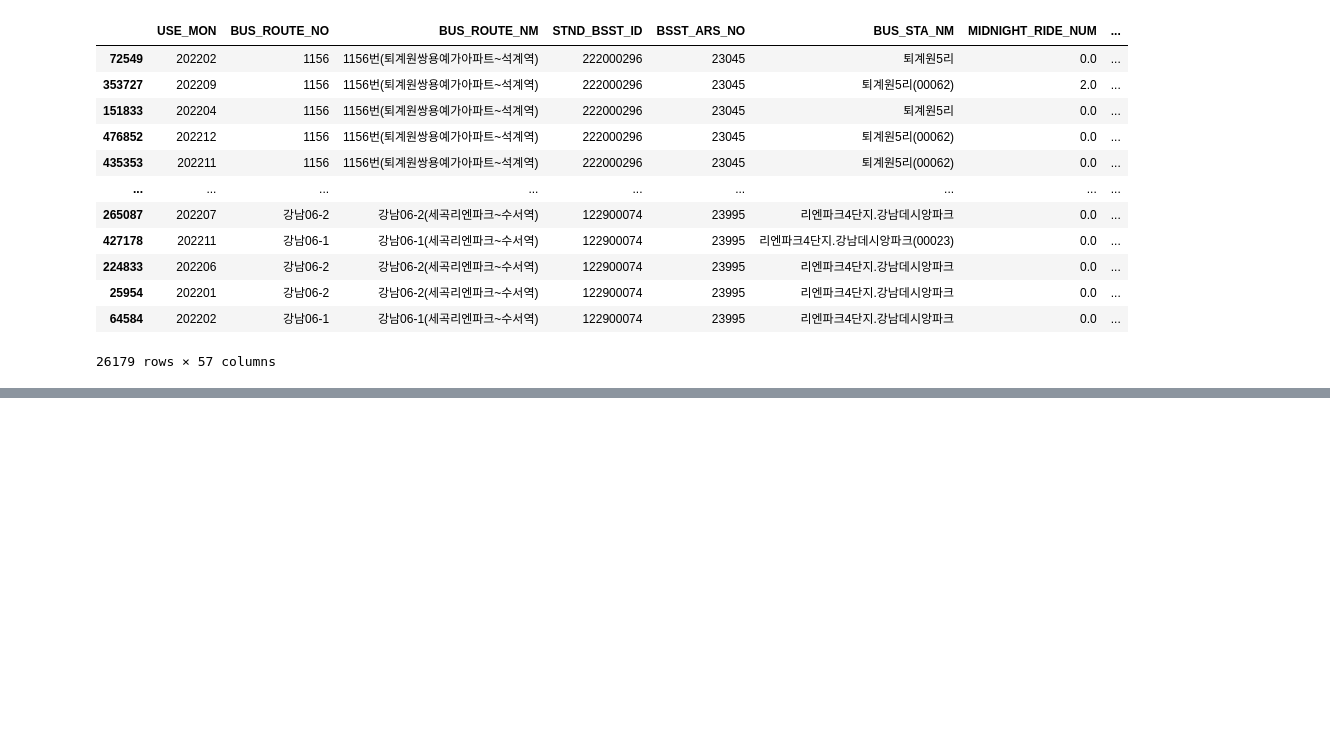
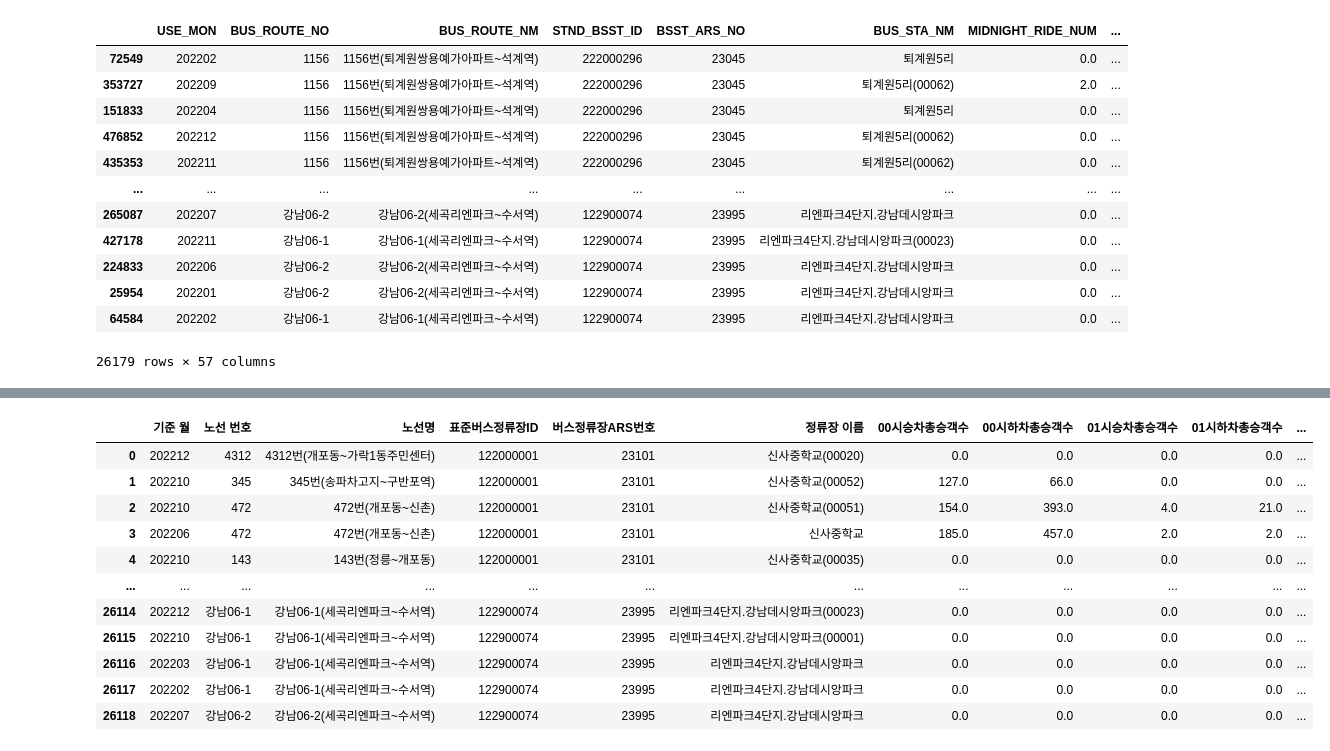
Before and after one commit to GyudongHan/Project_1, a Jupyter notebook: Untitled.ipynb, the cells around one changed output, grey strips where cells are left out. Cells and saved outputs as stored; diff of their text form; code cells hidden in the pictures; blank space fills up the shorter version.

```diff
--- a/Untitled.ipynb
+++ b/Untitled.ipynb
@@ -121,8 +121,9 @@ df1[df1['BSST_ARS_NO'].astype(str).str.startswith('23')].sort_values(by='BSST_AR
 | 64584 | 202202 | 강남06-1 | 강남06-1(세곡리엔파크~수서역) | 122900074 | 23995 | 리엔파크4단지.강남데시앙파크 | 0.0 | ... |
 26179 rows × 57 columns
 # %%
-# 퇴계원이 뭐지?? 퇴계원은 남양주시 정보도 같이 있는 거였음. 이제보니 정확하게는 231로 시작하는 것이 강남구!
-check_df = df1[df1['BSST_ARS_NO'].astype(str).str.startswith('231')].sort_values(by='BSST_ARS_NO')
-check_df
+# 퇴계원이 뭐지?? 남양주시 정보도 같이 있는 거였음. 이제보니 정확하게는 231* 부터 강남구!
+# 필요없는 데이터 삭제.
+df1 = df1[~df1['BSST_ARS_NO'].astype(str).str.startswith('230')]
+df1
 # %% [output]
 |  | USE_MON | BUS_ROUTE_NO | BUS_ROUTE_NM | STND_BSST_ID | BSST_ARS_NO | BUS_STA_NM | MIDNIGHT_RIDE_NUM | ... |
@@ -140,0 +142,4 @@ check_df
+# %%
+# 강남구 버스 승하차 데이터만 새로운 DF로 Gangnam_BUS_Data
+GBD=df1[df1['BSST_ARS_NO'].astype(str).str.startswith('23')].sort_values(by='BSST_ARS_NO').reset_index(drop=True)
+GBD
@@ -140,0 +177,77 @@ check_df
+# %%
+# 주어진 컬럼 이름 목록과 대응하는 새로운 컬럼 이름 딕셔너리
+column_mapping = {
+    'USE_MON': '기준 월',
+    'BUS_ROUTE_NO': '노선 번호',
+    'BUS_ROUTE_NM': '노선명',
+    'STND_BSST_ID': '표준버스정류장ID',
+    'BSST_ARS_NO': '버스정류장ARS번호',
+    'BUS_STA_NM': '정류장 이름',
+    'MIDNIGHT_RIDE_NUM': '00시승차총승객수',
+    'MIDNIGHT_ALIGHT_NUM': '00시하차총승객수',
+    'ONE_RIDE_NUM': '01시승차총승객수',
+    'ONE_ALIGHT_NUM': '01시하차총승객수',
+    'TWO_RIDE_NUM': '02시승차총승객수',
+    'TWO_ALIGHT_NUM': '02시하차총승객수',
+    'THREE_RIDE_NUM': '03시승차총승객수',
+    'THREE_ALIGHT_NUM': '03시하차총승객수',
+    'FOUR_RIDE_NUM': '04시승차총승객수',
+    'FOUR_ALIGHT_NUM': '04시하차총승객수',
+    'FIVE_RIDE_NUM': '05시승차총승객수',
+    'FIVE_ALIGHT_NUM': '05시하차총승객수',
+    'SIX_RIDE_NUM': '06시승차총승객수',
+    'SIX_ALIGHT_NUM': '06시하차총승객수',
+    'SEVEN_RIDE_NUM': '07시승차총승객수',
+    'SEVEN_ALIGHT_NUM': '07시하차총승객수',
+    'EIGHT_RIDE_NUM': '08시승차총승객수M',
+    'EIGHT_ALIGHT_NUM': '08시하차총승객수',
+    'NINE_RIDE_NUM': '09시승차총승객수',
+    'NINE_ALIGHT_NUM': '09시하차총승객수',
+    'TEN_RIDE_NUM': '10시승차총승객수',
+    'TEN_ALIGHT_NUM': '10시하차총승객수',
+    'ELEVEN_RIDE_NUM': '11시승차총승객수',
+    'ELEVEN_ALIGHT_NUM': '11시하차총승객수',
+    'TWELVE_RIDE_NUM': '12시승차총승객수',
+    'TWELVE_ALIGHT_NUM': '12시하차총승객수',
+    'THIRTEEN_RIDE_NUM': '13시승차총승객수',
+    'THIRTEEN_ALIGHT_NUM': '13시하차총승객수',
+    'FOURTEEN_RIDE_NUM': '14시승차총승객수',
+    'FOURTEEN_ALIGHT_NUM': '14시하차총승객수',
+    'FIFTEEN_RIDE_NUM': '15시승차총승객수',
+    'FIFTEEN_ALIGHT_NUM': '15시하차총승객수',
+    'SIXTEEN_RIDE_NUM': '16시승차총승객수',
+    'SIXTEEN_ALIGHT_NUM': '16시하차총승객수',
+    'SEVENTEEN_RIDE_NUM': '17시승차총승객수',
+    'SEVENTEEN_ALIGHT_NUM': '17시하차총승객수',
+    'EIGHTEEN_RIDE_NUM': '18시승차총승객수',
+    'EIGHTEEN_ALIGHT_NUM': '18시하차총승객수',
+    'NINETEEN_RIDE_NUM': '19시승차총승객수',
+    'NINETEEN_ALIGHT_NUM': '19시하차총승객수',
+    'TWENTY_RIDE_NUM': '20시승차총승객수',
+    'TWENTY_ALIGHT_NUM': '20시하차총승객수',
+    'TWENTY_ONE_RIDE_NUM': '21시승차총승객수',
+    'TWENTY_ONE_ALIGHT_NUM': '21시하차총승객수',
+    'TWENTY_TWO_RIDE_NUM': '22시승차총승객수',
+    'TWENTY_TWO_ALIGHT_NUM': '22시하차총승객수',
+    'TWENTY_THREE_RIDE_NUM': '23시승차총승객수',
+    'TWENTY_THREE_ALIGHT_NUM': '23시하차총승객수',
+    'MNTN_TYP_CD': '교통수단타입코드',
+    'MNTN_TYP_NM': '교통수단타입명'
+}
+
+# 컬럼 이름 변경
+GBD.rename(columns=column_mapping, inplace=True)
+GBD
+# %% [output]
+|  | 기준 월 | 노선 번호 | 노선명 | 표준버스정류장ID | 버스정류장ARS번호 | 정류장 이름 | 00시승차총승객수 | 00시하차총승객수 | 01시승차총승객수 | 01시하차총승객수 | ... |
+| 0 | 202212 | 4312 | 4312번(개포동~가락1동주민센터) | 122000001 | 23101 | 신사중학교(00020) | 0.0 | 0.0 | 0.0 | 0.0 | ... |
+| 1 | 202210 | 345 | 345번(송파차고지~구반포역) | 122000001 | 23101 | 신사중학교(00052) | 127.0 | 66.0 | 0.0 | 0.0 | ... |
+| 2 | 202210 | 472 | 472번(개포동~신촌) | 122000001 | 23101 | 신사중학교(00051) | 154.0 | 393.0 | 4.0 | 21.0 | ... |
+| 3 | 202206 | 472 | 472번(개포동~신촌) | 122000001 | 23101 | 신사중학교 | 185.0 | 457.0 | 2.0 | 2.0 | ... |
+| 4 | 202210 | 143 | 143번(정릉~개포동) | 122000001 | 23101 | 신사중학교(00035) | 0.0 | 0.0 | 0.0 | 0.0 | ... |
+| ... | ... | ... | ... | ... | ... | ... | ... | ... | ... | ... | ... |
+| 26114 | 202212 | 강남06-1 | 강남06-1(세곡리엔파크~수서역) | 122900074 | 23995 | 리엔파크4단지.강남데시앙파크(00023) | 0.0 | 0.0 | 0.0 | 0.0 | ... |
+| 26115 | 202210 | 강남06-1 | 강남06-1(세곡리엔파크~수서역) | 122900074 | 23995 | 리엔파크4단지.강남데시앙파크(00001) | 0.0 | 0.0 | 0.0 | 0.0 | ... |
+| 26116 | 202203 | 강남06-1 | 강남06-1(세곡리엔파크~수서역) | 122900074 | 23995 | 리엔파크4단지.강남데시앙파크 | 0.0 | 0.0 | 0.0 | 0.0 | ... |
+| 26117 | 202202 | 강남06-1 | 강남06-1(세곡리엔파크~수서역) | 122900074 | 23995 | 리엔파크4단지.강남데시앙파크 | 0.0 | 0.0 | 0.0 | 0.0 | ... |
+| 26118 | 202207 | 강남06-2 | 강남06-2(세곡리엔파크~수서역) | 122900074 | 23995 | 리엔파크4단지.강남데시앙파크 | 0.0 | 0.0 | 0.0 | 0.0 | ... |
```
Also changed, not shown: parts of 11 cells of this notebook, 1 other file.
